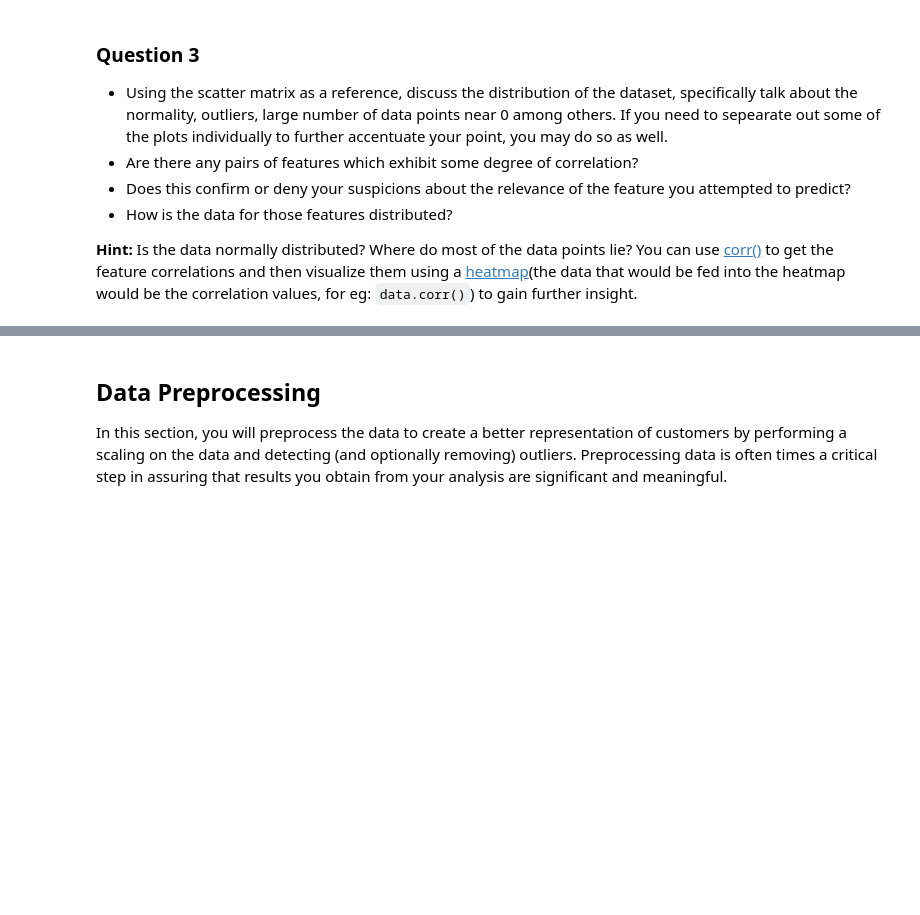
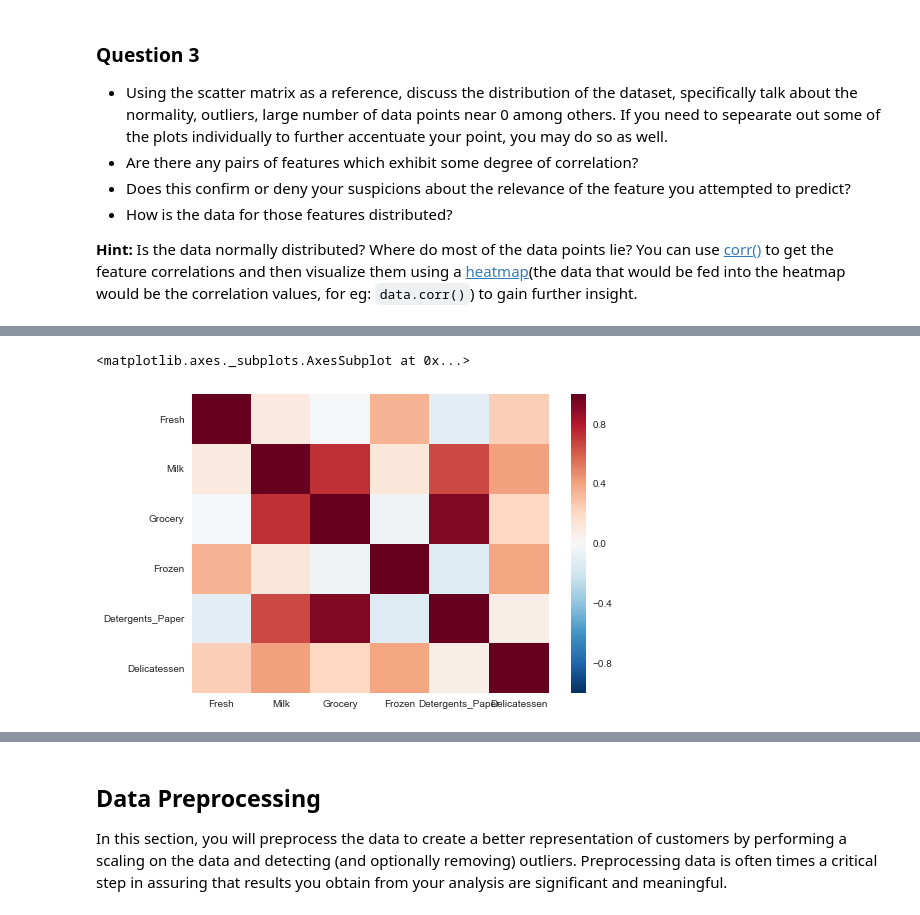
Before and after one commit to killakalle/customer_segments, a Jupyter notebook: customer_segments.ipynb, the cells around one changed output, grey strips where cells are left out. Saved outputs shown, nothing was run; the diff lists cells and outputs as text; code cells hidden in the pictures; blank space fills up the shorter version.

```diff
--- a/customer_segments.ipynb
+++ b/customer_segments.ipynb
@@ -124,0 +178,6 @@ pd.scatter_matrix(data, alpha = 0.3, figsize = (14,8), diagonal = 'kde');
+# %%
+import seaborn as sns
+sns.heatmap(data.corr())
+# %% [output]
+<matplotlib.axes._subplots.AxesSubplot at 0x...>
+[figure, added]
```
Also changed, not shown: parts of 19 cells of this notebook.
